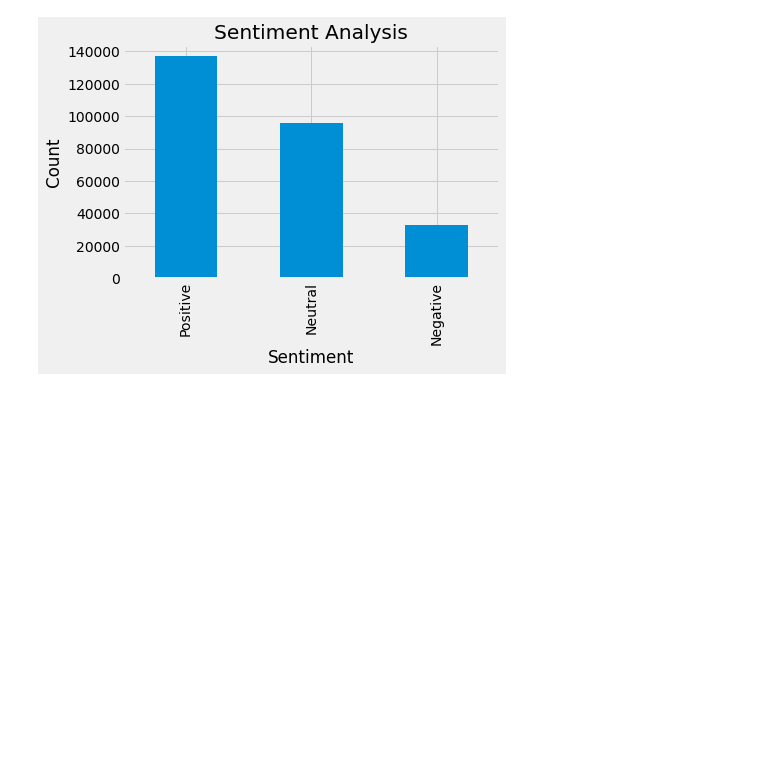
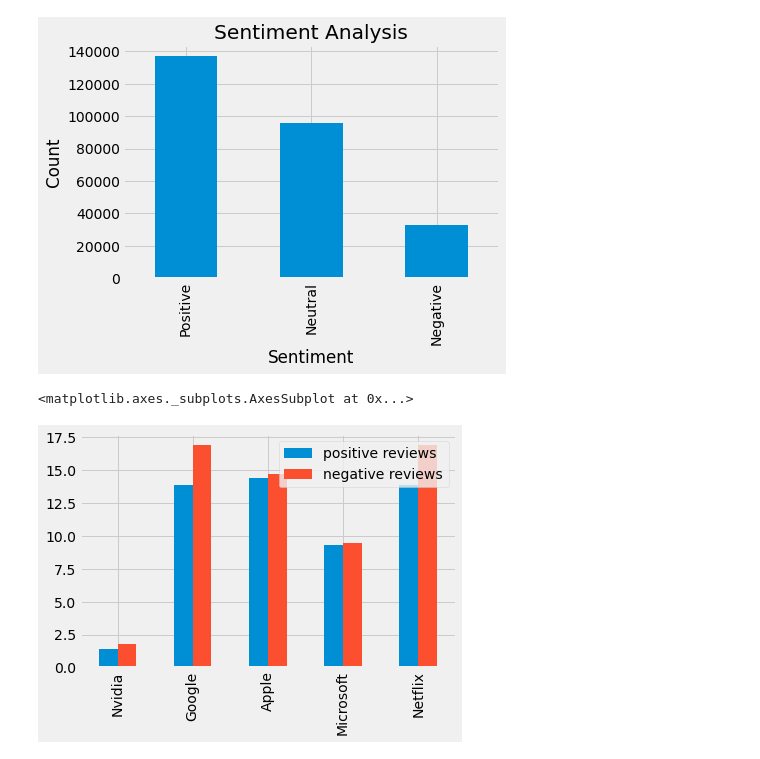
Before and after one commit to Arnav1511/OMSA, a Jupyter notebook: MajorProject.ipynb, the cells around one changed output. Drawn from its saved outputs; the diff is of its cells as text; code cells hidden in the pictures; blank space fills up the shorter version.

```diff
--- a/MajorProject.ipynb
+++ b/MajorProject.ipynb
@@ -364,0 +356,36 @@ plt.show()
+# %%
+#positive reviews variables
+p_nvidia=round((nvidia.shape[0] / ptweets.shape[0])*100,1)
+p_ms=round((ms.shape[0] / ptweets.shape[0])*100,1)
+p_amd=round((amd.shape[0] / ptweets.shape[0])*100,1)
+p_amz=round((amazon.shape[0] / ptweets.shape[0])*100,1)
+p_twitch=round((twitch.shape[0] / ptweets.shape[0])*100,1)
+p_apple=round((apple.shape[0] / ptweets.shape[0])*100,1)
+p_ytube=round((youtube.shape[0] / ptweets.shape[0])*100,1)
+p_tesla=round((tesla.shape[0] / ptweets.shape[0])*100,1)
+p_google=round((netflix.shape[0] / ptweets.shape[0])*100,1)
+p_netflix=round((netflix.shape[0] / ptweets.shape[0])*100,1)
+
+#negative reviews variables
+n_nvidia=round((nvidiant.shape[0] / ntweets.shape[0])*100,1)
+n_ms=round((msnt.shape[0] / ntweets.shape[0])*100,1)
+n_amd=round((amdnt.shape[0] / ntweets.shape[0])*100,1)
+n_amz=round((amazonnt.shape[0] / ntweets.shape[0])*100,1)
+n_twitch=round((twitchnt.shape[0] / ntweets.shape[0])*100,1)
+n_apple=round((applent.shape[0] / ntweets.shape[0])*100,1)
+n_ytube=round((youtubent.shape[0] / ntweets.shape[0])*100,1)
+n_tesla=round((teslant.shape[0] / ntweets.shape[0])*100,1)
+n_google=round((netflixnt.shape[0] / ntweets.shape[0])*100,1)
+n_netflix=round((netflixnt.shape[0] / ntweets.shape[0])*100,1)
+# %%
+plotdata = pd.DataFrame({
+    "positive reviews":[p_nvidia,p_google,p_apple,p_ms,p_netflix],
+    "negative reviews":[n_nvidia,n_google,n_apple,n_ms,n_netflix]
+    },
+    index=["Nvidia", "Google", "Apple", "Microsoft", "Netflix"]
+)
+
+plotdata.plot(kind="bar")
+# %% [output]
+<matplotlib.axes._subplots.AxesSubplot at 0x...>
+[figure, added]
```
Also changed, not shown: parts of 11 cells of this notebook.
